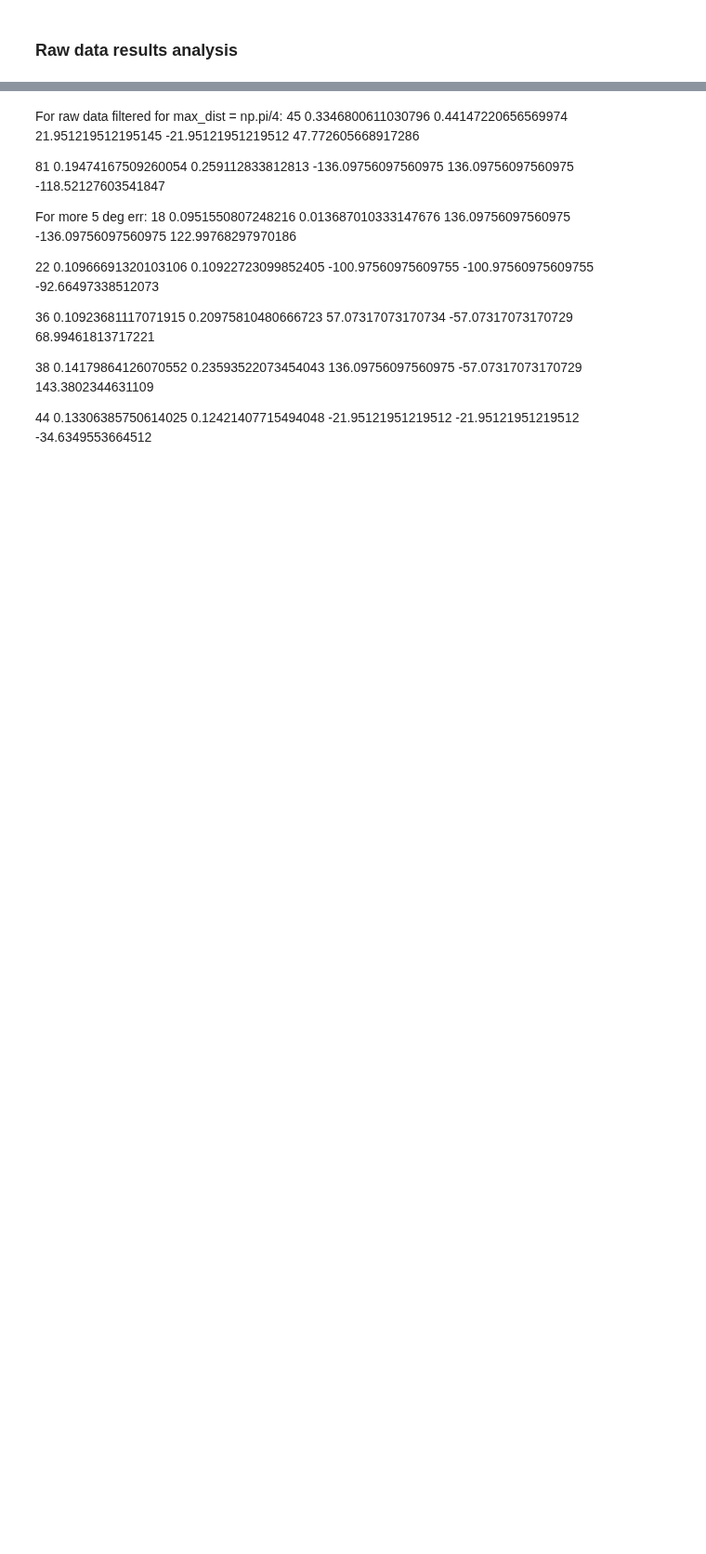
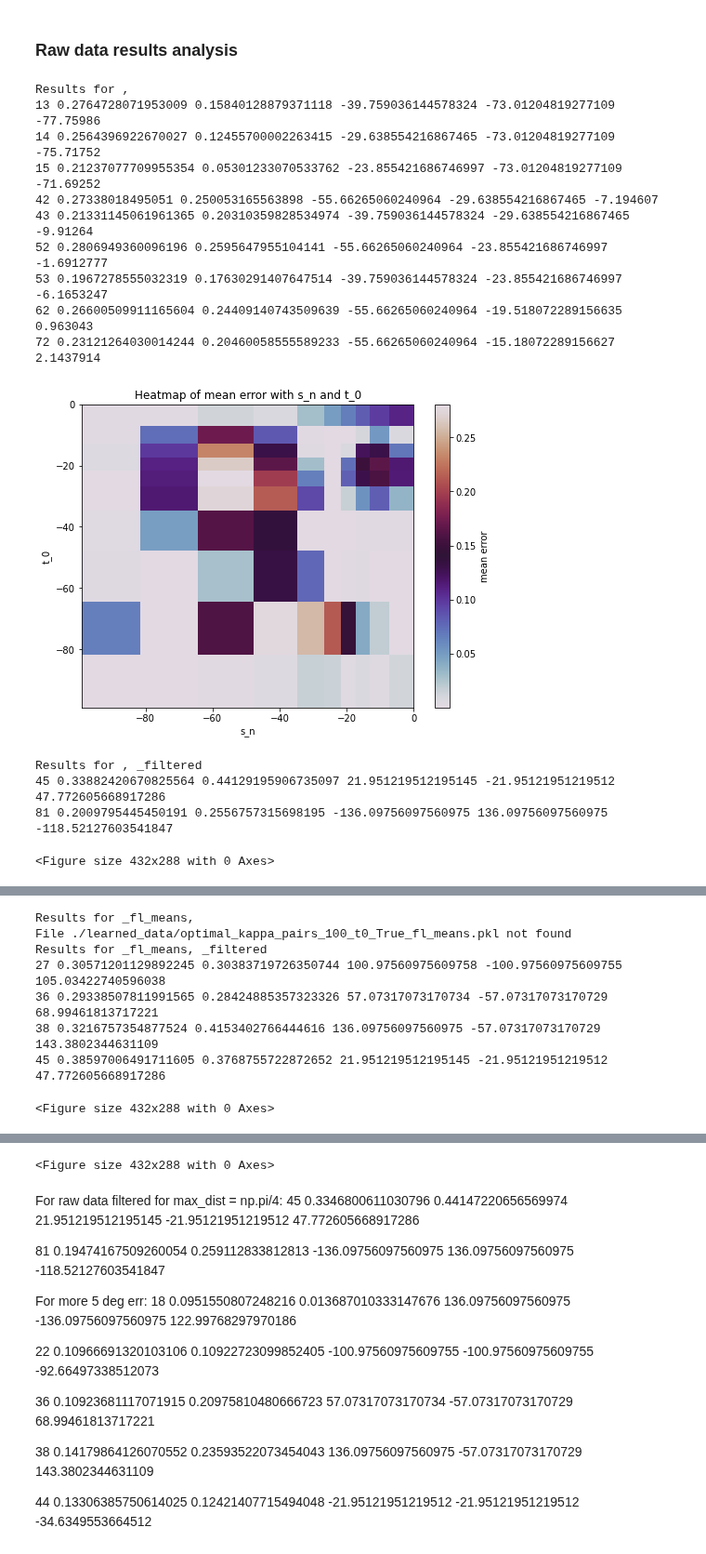
Before and after one commit to ak47na/multisensory_causal_inference, a Jupyter notebook: serial_dependence.ipynb, the cells around one changed output, grey strips where cells are left out. Shown at 93% size. Saved outputs shown, nothing was run; the diff lists cells and outputs as text; code cells hidden in the pictures; blank space fills up the shorter version.

Commit message:
update plots

```diff
--- a/serial_dependence.ipynb
+++ b/serial_dependence.ipynb
@@ -325,20 +325,45 @@ grid_dim = 10
 reflect = True
 t_index = 0  # use r_n_1 as regressor
 # %%
+# '' means Peter's umap, '_fl_means' is uniform_base_flexible_means_120_final_fits
+# '' means GAM data, '_filtered'refers to filtered raw data on top of which a 42x42 histogram is created to get r_n(sn, t)
 for unif_pref in ['', '_fl_means']:
     for data_type_pref in ['', '_filtered']:
         print(f'Results for {unif_pref}, {data_type_pref}')
-        with open(f'./learned_data/optimal_kappa_pairs_{grid_sz}_t{t_index}_{reflect}{unif_pref}{data_type_pref}.pkl', 'rb') as f:
-            optimal_kappa_pairs = pickle.load(f)
+        try:
+            with open(f'./learned_data/optimal_kappa_pairs_{grid_sz}_t{t_index}_{reflect}{unif_pref}{data_type_pref}.pkl', 'rb') as f:
+                optimal_kappa_pairs = pickle.load(f)
+        except FileNotFoundError:
+            print(f'File ./learned_data/optimal_kappa_pairs_{grid_sz}_t{t_index}_{reflect}{unif_pref}{data_type_pref}.pkl not found')
+            continue
         s_ns = np.rad2deg(np.load(f'./learned_data/selected_s_n_{grid_sz}_t{t_index}_{reflect}{unif_pref}{data_type_pref}.npy'))
         ts = np.rad2deg(np.load(f'./learned_data/selected_t_{grid_sz}_t{t_index}_{reflect}{unif_pref}{data_type_pref}.npy'))
         r_ns = np.rad2deg(np.load(f'./learned_data/selected_r_n_{grid_sz}_t{t_index}_{reflect}{unif_pref}{data_type_pref}.npy'))
         with open(f'./learned_data/min_error_for_idx_{grid_sz}_t{t_index}_{reflect}{unif_pref}{data_type_pref}.pkl', 'rb') as f:
             min_error_for_idx = pickle.load(f)
         min_err = np.zeros_like(s_ns)
         for idx in min_error_for_idx['sn']:
             min_err[int(idx)] = min_error_for_idx['sn'][idx]
             if min_error_for_idx['sn'][idx] > np.deg2rad(10):
                 print(idx, min_error_for_idx['sn'][idx], min_error_for_idx['t'][idx], s_ns[idx], ts[idx], r_ns[idx])
         min_err = min_err.reshape((grid_dim, grid_dim))
-        plot_heatmap_uspace(min_err, s_ns, ts, grid_dim, 'mean error angle space')
+        plots.heatmap_f_s_n_t(f_s_n_t=min_err, s_n=s_ns.reshape((grid_dim, grid_dim)),
+                              t=ts.reshape((grid_dim, grid_dim)),
+                              f_name='mean error', xlabel='s_n',
+                              ylabel=f't_{t_index}', image_path=None)
+# %% [output]
+Results for ,
+13 0.2764728071953009 0.15840128879371118 -39.759036144578324 -73.01204819277109 -77.75986
+14 0.2564396922670027 0.12455700002263415 -29.638554216867465 -73.01204819277109 -75.71752
+15 0.21237077709955354 0.05301233070533762 -23.855421686746997 -73.01204819277109 -71.69252
+42 0.27338018495051 0.250053165563898 -55.66265060240964 -29.638554216867465 -7.194607
+43 0.21331145061961365 0.20310359828534974 -39.759036144578324 -29.638554216867465 -9.91264
+52 0.2806949360096196 0.2595647955104141 -55.66265060240964 -23.855421686746997 -1.6912777
+53 0.1967278555032319 0.17630291407647514 -39.759036144578324 -23.855421686746997 -6.1653247
+62 0.26600509911165604 0.24409140743509639 -55.66265060240964 -19.518072289156635 0.963043
+72 0.23121264030014244 0.20460058555589233 -55.66265060240964 -15.18072289156627 2.1437914
+[figure, added]
+Results for , _filtered
+45 0.33882420670825564 0.44129195906735097 21.951219512195145 -21.95121951219512 47.772605668917286
+81 0.2009795445450191 0.2556757315698195 -136.09756097560975 136.09756097560975 -118.52127603541847
+<Figure size 432x288 with 0 Axes>
@@ -344,0 +371,8 @@ for unif_pref in ['', '_fl_means']:
+Results for _fl_means,
+File ./learned_data/optimal_kappa_pairs_100_t0_True_fl_means.pkl not found
+Results for _fl_means, _filtered
+27 0.30571201129892245 0.30383719726350744 100.97560975609758 -100.97560975609755 105.03422740596038
+36 0.29338507811991565 0.28424885357323326 57.07317073170734 -57.07317073170729 68.99461813717221
+38 0.3216757354877524 0.4153402766444616 136.09756097560975 -57.07317073170729 143.3802344631109
+45 0.38597006491711605 0.3768755722872652 21.951219512195145 -21.95121951219512 47.772605668917286
+<Figure size 432x288 with 0 Axes>
@@ -345,3 +380,4 @@ for unif_pref in ['', '_fl_means']:
+<Figure size 432x288 with 0 Axes>
 # %% [markdown]
 For raw data filtered for max_dist = np.pi/4:
 45 0.3346800611030796 0.44147220656569974 21.951219512195145 -21.95121951219512 47.772605668917286
```
Also changed, not shown: parts of 3 cells of this notebook, 1 other file.
